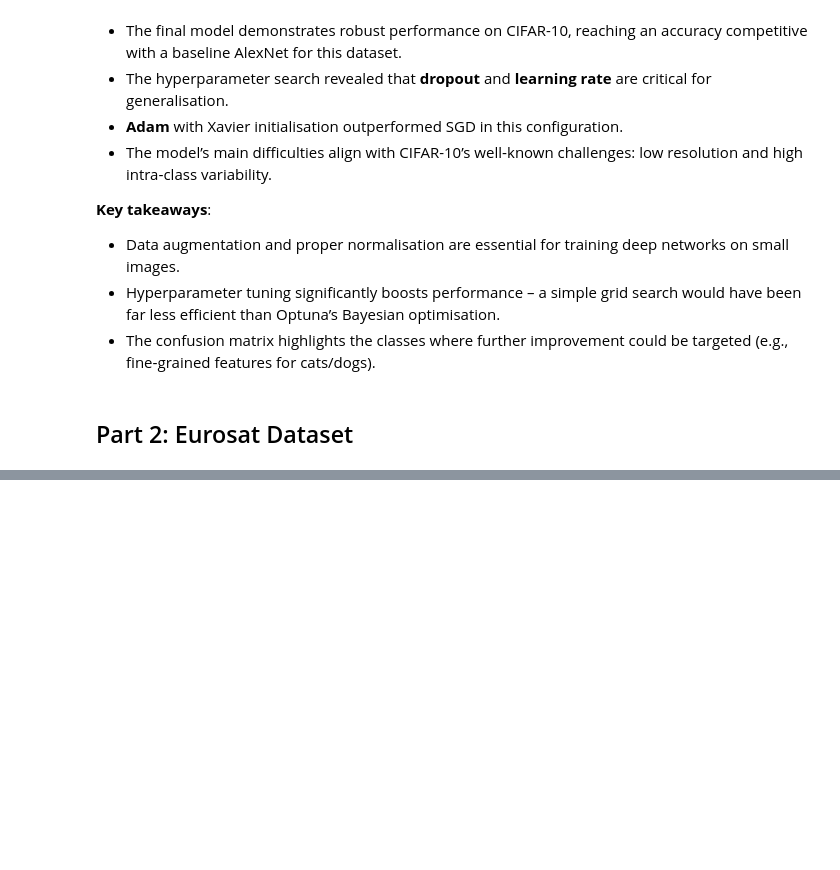
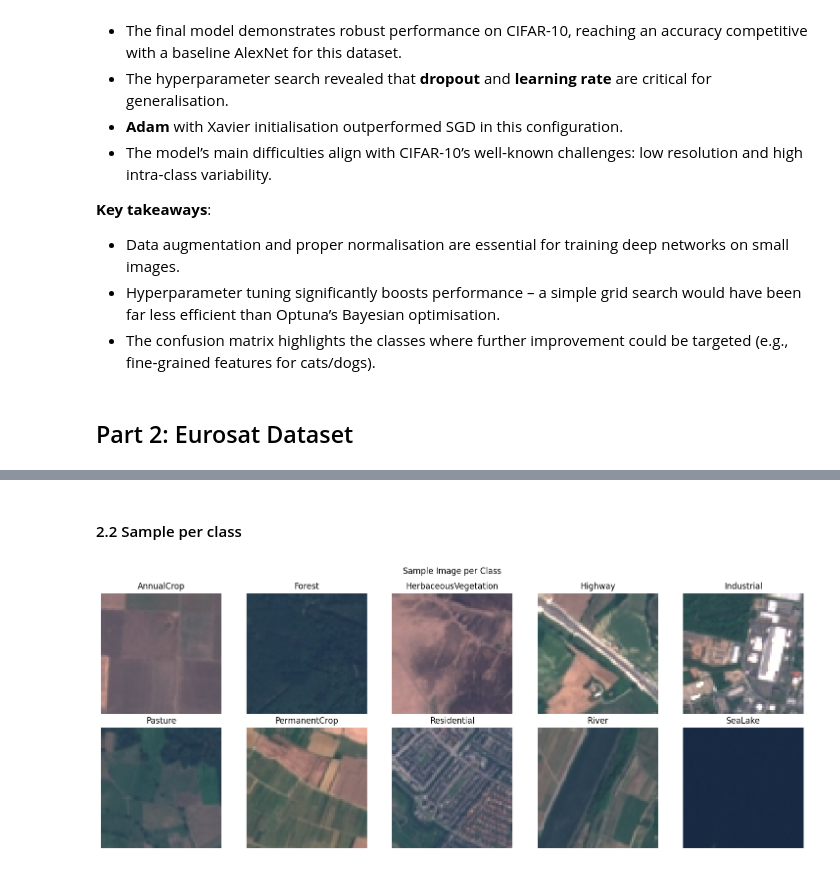
Before and after one commit to Martxelo5/DLproyect, a Jupyter notebook: deliverable2/main.ipynb, the cells around one changed output, grey strips where cells are left out. Cells and saved outputs as stored; diff of their text form; code cells hidden in the pictures; blank space fills up the shorter version.

```diff
--- a/deliverable2/main.ipynb
+++ b/deliverable2/main.ipynb
@@ -777,0 +793,24 @@ Clases: ['AnnualCrop', 'Forest', 'HerbaceousVegetation', 'Highway', 'Industrial'
+# %% [markdown]
+#### 2.2 Sample per class
+# %%
+# Grab the first occurrence of each class
+idx_per_class = {}
+for idx in range(len(euro_dataset)):
+    cl = euro_dataset[idx][1]
+    if cl not in idx_per_class:
+        idx_per_class[cl] = idx
+    if len(idx_per_class) == len(class_names):
+        break
+
+plt.figure(figsize=(15, 6))
+for i, cl in enumerate(sorted(idx_per_class.keys())):
+    img, _ = euro_dataset[idx_per_class[cl]]
+    plt.subplot(2, 5, i + 1)
+    plt.imshow(img)
+    plt.title(class_names[cl])
+    plt.axis('off')
+plt.suptitle("Sample Image per Class")
+plt.tight_layout()
+plt.show()
+# %% [output]
+[figure, added]
```
Also changed, not shown: parts of 16 cells of this notebook, 7 other files.
